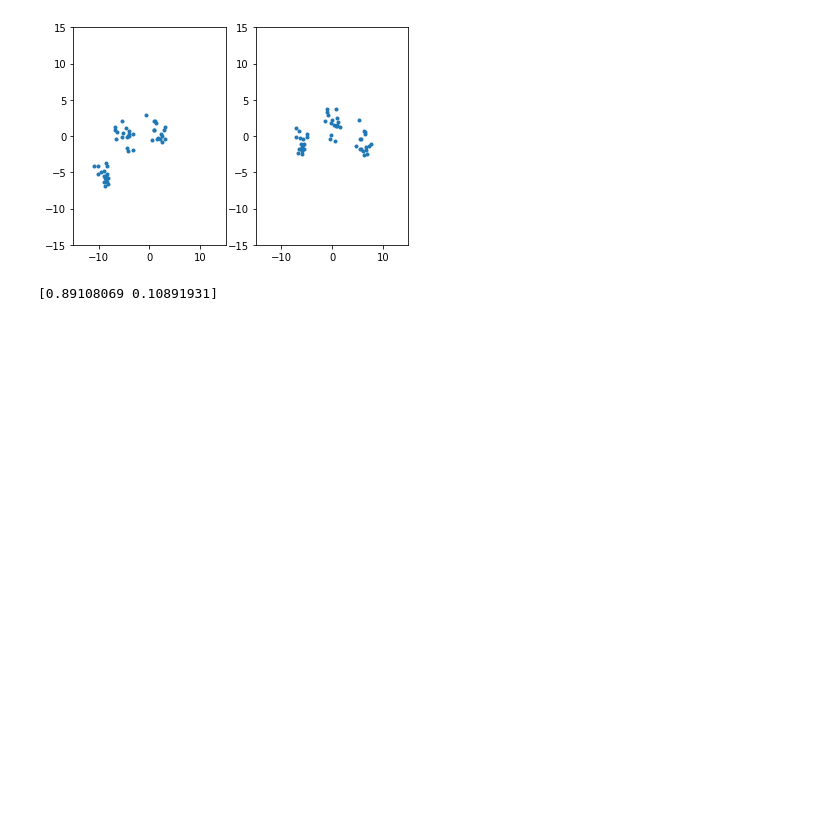
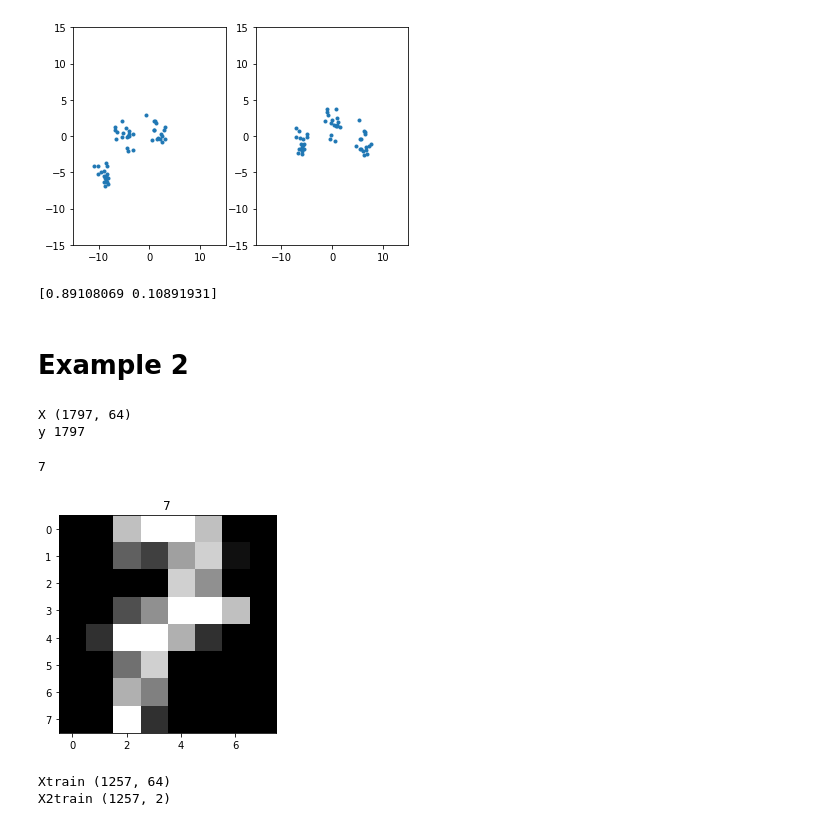
Before and after one commit to ClaudiaSanchez/1212_AprendizajeMaquina1, a Jupyter notebook: Practices/5_Dimensionality_Reduction_PCA.ipynb, the cells around one changed output. Saved outputs shown, nothing was run; the diff lists cells and outputs as text; code cells hidden in the pictures; blank space fills up the shorter version.

```diff
--- a/Practices/5_Dimensionality_Reduction_PCA.ipynb
+++ b/Practices/5_Dimensionality_Reduction_PCA.ipynb
@@ -35,3 +37,25 @@ plt.show()
 print(model.explained_variance_ratio_)
 # %% [output]
 [0.89108069 0.10891931]
+# %% [markdown]
+# Example 2
+# %%
+X,y = load_digits(return_X_y=True)
+print('X',X.shape)
+print('y',len(y))
+# %% [output]
+X (1797, 64)
+y 1797
+# %%
+i = 1200
+img = X[i,:]
+print(y[i])
+img = np.reshape(img,(8,8))
+
+plt.figure()
+plt.title(y[i])
+plt.imshow(img,cmap='gray')
+plt.show()
+# %% [output]
+7
+[figure, added]
@@ -37,0 +64,9 @@ print(model.explained_variance_ratio_)
+# %%
+model = PCA(n_components=2)
+model.fit(Xtrain)
+X2train = model.transform(Xtrain)
+print('Xtrain',Xtrain.shape)
+print('X2train',X2train.shape)
+# %% [output]
+Xtrain (1257, 64)
+X2train (1257, 2)
```
Also changed, not shown: parts of 4 cells of this notebook, 2 other files.
